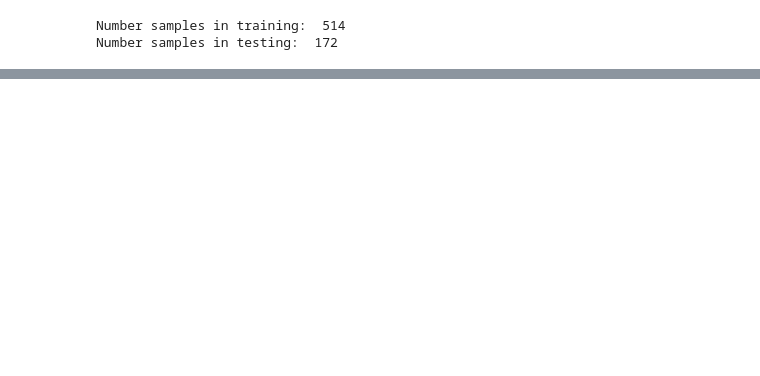
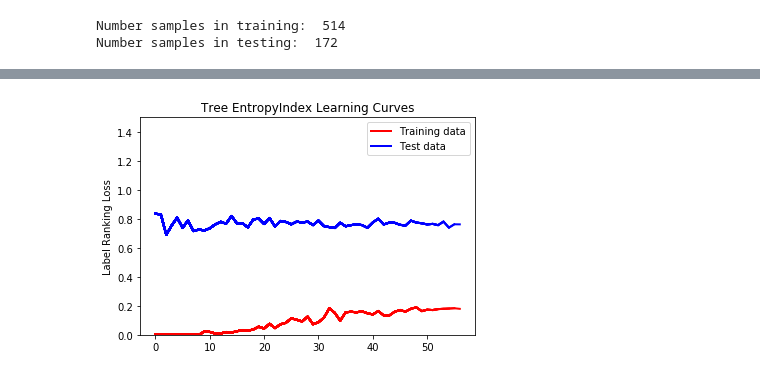
Before and after one commit to ppseguel/jobskillmatching, a Jupyter notebook: industry_script.ipynb, the cells around one changed output, grey strips where cells are left out. Drawn from its saved outputs; the diff is of its cells as text; code cells hidden in the pictures; blank space fills up the shorter version.

```diff
--- a/industry_script.ipynb
+++ b/industry_script.ipynb
@@ -725,0 +762,25 @@ plot_learning_curves(tree_giniIndex, X, y)
+# %%
+def plot_learning_curves(model, X, y):
+    X_train, X_test, y_train, y_test = train_test_split(X, y, test_size=0.25, random_state=42)
+    mms = MinMaxScaler()
+    X_train_norm = mms.fit_transform(X_train)
+    X_test_norm = mms.transform(X_test)
+    train_errors, test_errors = [], []
+    for m in range(1, 570, 10):
+        model.fit(X_train[:m], y_train[:m])
+        y_train_predict = model.predict(X_train_norm[:m])
+        y_test_predict = model.predict(X_test_norm)
+        train_errors.append(label_ranking_loss(y_train_predict, y_train[:m]))
+        test_errors.append(label_ranking_loss(y_test_predict, y_test))
+        plt.plot(train_errors, "r-", label="Training data", linewidth = 2)
+        plt.plot(test_errors, "b-", linewidth = 2, label="Test data")
+        plt.legend(bbox_to_anchor=(1.05, 1), loc='upper left', borderaxespad=0.)
+        plt.legend(["Training data","Test data"])
+        plt.ylabel('Label Ranking Loss')
+        plt.title('Tree EntropyIndex Learning Curves')
+        plt.ylim(0, 1.5)
+
+tree_giniIndex = ClassifierChain(DecisionTreeClassifier(criterion='entropy', max_depth=15))
+plot_learning_curves(tree_giniIndex, X, y)
+# %% [output]
+[figure, added]
```
Also changed, not shown: parts of 27 cells of this notebook.
